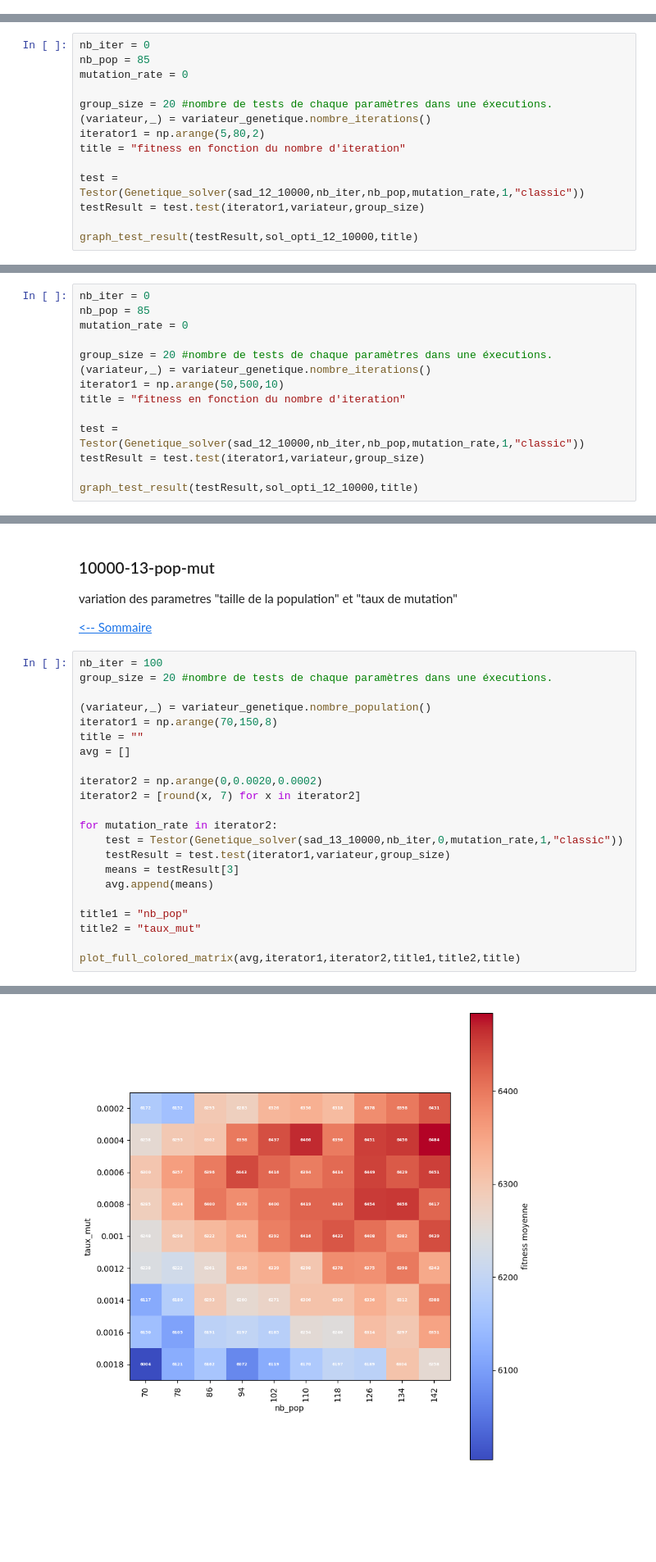
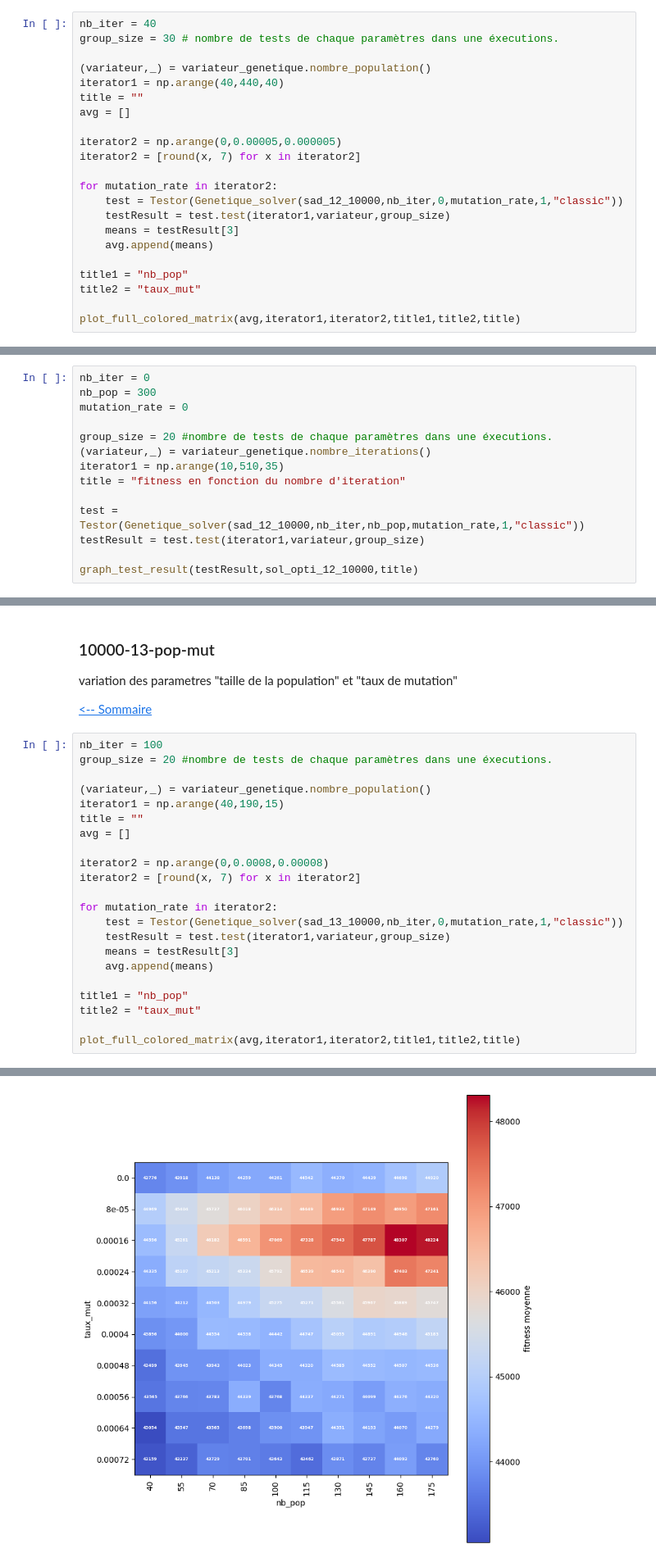
Before and after one commit to Blova-TB/S8_Knapsack, a Jupyter notebook: Genetique_generation_graph.ipynb, the cells around one changed output, grey strips where cells are left out. Shown at 82% size. Drawn from its saved outputs; the diff is of its cells as text; blank space fills up the shorter version.

```diff
--- a/Genetique_generation_graph.ipynb
+++ b/Genetique_generation_graph.ipynb
@@ -933,0 +934,22 @@ title = "  "
+# %%
+nb_iter = 40
+group_size = 30 # nombre de tests de chaque paramètres dans une éxecutions.
+
+(variateur,_) = variateur_genetique.nombre_population()
+iterator1 = np.arange(40,440,40)
+title = ""
+avg = []
+
+iterator2 = np.arange(0,0.00005,0.000005)
+iterator2 = [round(x, 7) for x in iterator2]
+
+for mutation_rate in iterator2:
+    test = Testor(Genetique_solver(sad_12_10000,nb_iter,0,mutation_rate,1,"classic"))
+    testResult = test.test(iterator1,variateur,group_size)
+    means = testResult[3]
+    avg.append(means)
+
+title1 = "nb_pop"
+title2 = "taux_mut"
+
+plot_full_colored_matrix(avg,iterator1,iterator2,title1,title2,title)
@@ -970,12 +1000,12 @@ Variation du nombre d'iteration en partant des parametre de population et de mut
 [<-- Sommaire](#sommaire)
 # %%
 nb_iter = 0
-nb_pop = 85
+nb_pop = 300
 mutation_rate = 0
 
 group_size = 20 #nombre de tests de chaque paramètres dans une éxecutions.
 (variateur,_) = variateur_genetique.nombre_iterations()
-iterator1 = np.arange(5,80,2)
+iterator1 = np.arange(10,510,35)
 title = "fitness en fonction du nombre d'iteration"
 
 test = Testor(Genetique_solver(sad_12_10000,nb_iter,nb_pop,mutation_rate,1,"classic"))
@@ -987,14 +1016,0 @@ graph_test_result(testResult,sol_opti_12_10000,title)
-# %%
-nb_iter = 0
-nb_pop = 85
-mutation_rate = 0
-
-group_size = 20 #nombre de tests de chaque paramètres dans une éxecutions.
-(variateur,_) = variateur_genetique.nombre_iterations()
-iterator1 = np.arange(50,500,10)
-title = "fitness en fonction du nombre d'iteration"
-
-test = Testor(Genetique_solver(sad_12_10000,nb_iter,nb_pop,mutation_rate,1,"classic"))
-testResult = test.test(iterator1,variateur,group_size)
-
-graph_test_result(testResult,sol_opti_12_10000,title)
@@ -1045,11 +1059,11 @@ nb_iter = 100
 group_size = 20 #nombre de tests de chaque paramètres dans une éxecutions.
 
 (variateur,_) = variateur_genetique.nombre_population()
-iterator1 = np.arange(70,150,8)
+iterator1 = np.arange(40,190,15)
 title = ""
 avg = []
 
-iterator2 = np.arange(0,0.0020,0.0002)
+iterator2 = np.arange(0,0.0008,0.00008)
 iterator2 = [round(x, 7) for x in iterator2]
 
 for mutation_rate in iterator2:
@@ -1069,7 +1083,7 @@ y_ticks =  [0.0002, 0.0004, 0.0006, 0.0008, 0.001, 0.0012, 0.0014, 0.0016, 0.001
 title1 = " nb_pop "
 title2 = " taux_mut "
 title = "  "
-[figure, old version]
+[figure, new version]
 # %%
 nb_iter = 100
 group_size = 20 #nombre de tests de chaque paramètres dans une éxecutions.
```
Also changed, not shown: parts of 19 cells of this notebook, 38 other files.
